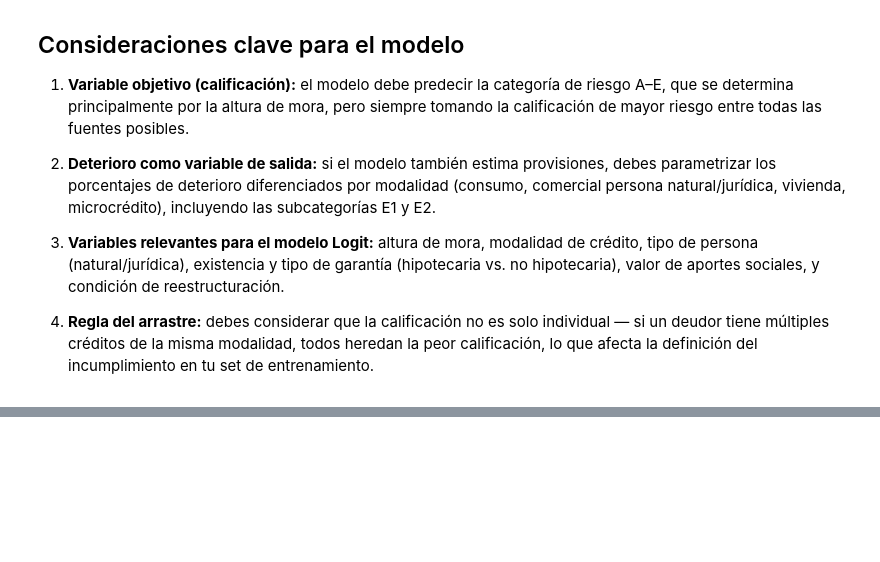
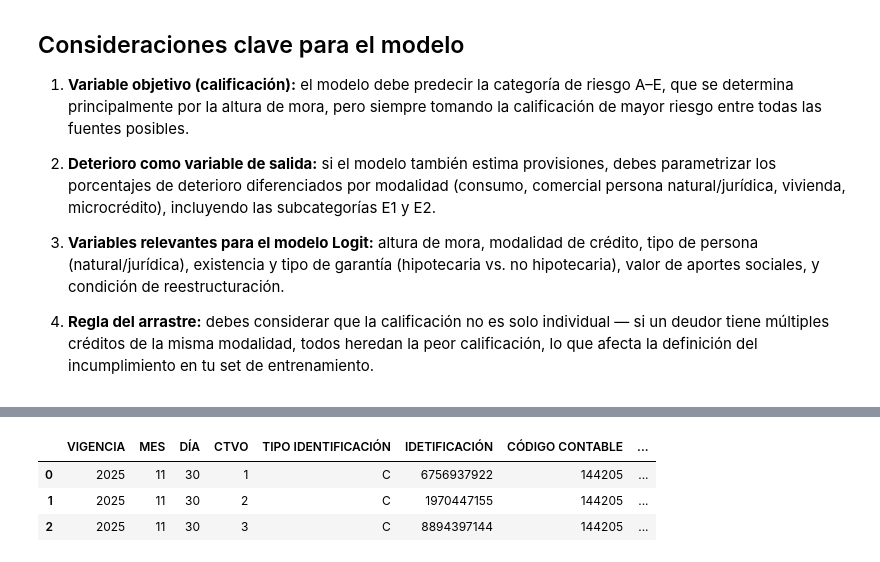
Before and after one commit to gadielfelipe/sources_of_0015, a Jupyter notebook: CART/Model.ipynb, the cells around one changed output, grey strips where cells are left out. Cells and saved outputs as stored; diff of their text form; code cells hidden in the pictures; blank space fills up the shorter version.

```diff
--- a/CART/Model.ipynb
+++ b/CART/Model.ipynb
@@ -297,0 +156,8 @@ array([nan, 'A', 'B', 'E', 'AA', 'C', 'K', 'D', 'BB', 'CC',
+# %%
+cartera_t=pd.read_excel("Informe_Cartera_NOVIEMBRE2025.xlsx",header=0)
+cartera_t.head(3)
+# %% [output]
+|  | VIGENCIA | MES | DÍA | CTVO | TIPO IDENTIFICACIÓN | IDETIFICACIÓN | CÓDIGO CONTABLE | ... |
+| 0 | 2025 | 11 | 30 | 1 | C | 6756937922 | 144205 | ... |
+| 1 | 2025 | 11 | 30 | 2 | C | 1970447155 | 144205 | ... |
+| 2 | 2025 | 11 | 30 | 3 | C | 8894397144 | 144205 | ... |
```
Also changed, not shown: parts of 53 cells of this notebook, 3 other files.
